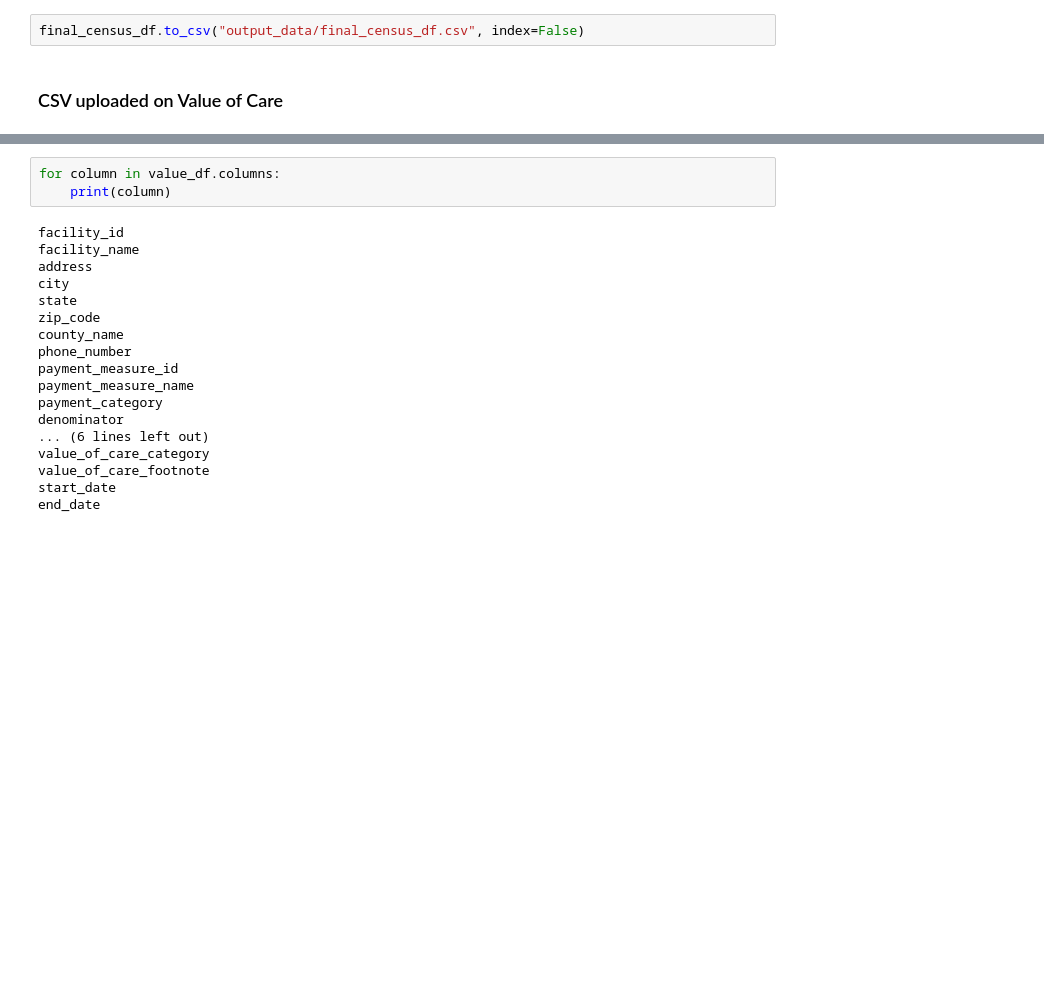
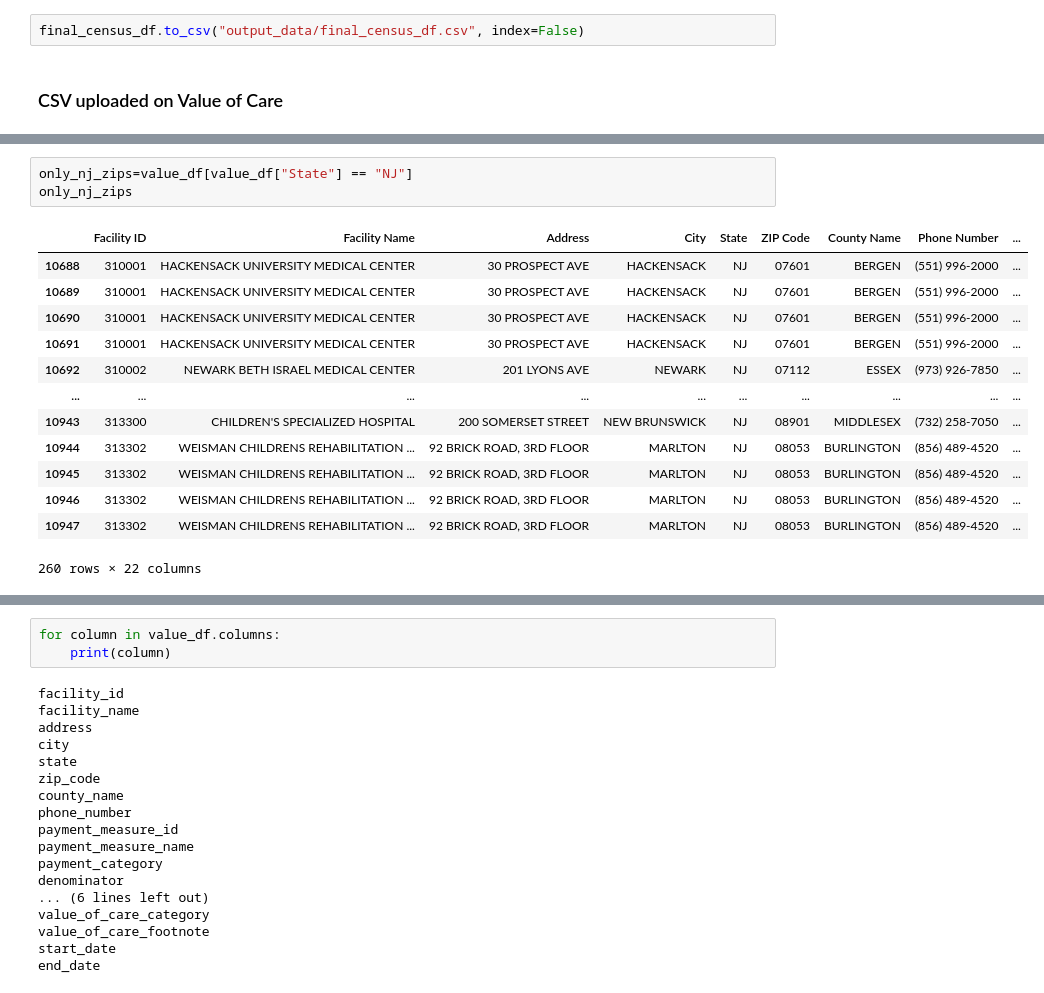
Before and after one commit to NoahGoldstein13/full_stack_data_analytics_project, a Jupyter notebook: Nadia/cleaning_data.ipynb, the cells around one changed output, grey strips where cells are left out. Cells and saved outputs as stored; diff of their text form; blank space fills up the shorter version.

```diff
--- a/Nadia/cleaning_data.ipynb
+++ b/Nadia/cleaning_data.ipynb
@@ -166,3 +92,20 @@ value_df
+# %%
+only_nj_zips=value_df[value_df["State"] == "NJ"]
+only_nj_zips
+# %% [output]
+|  | Facility ID | Facility Name | Address | City | State | ZIP Code | County Name | Phone Number | ... |
+| 10688 | 310001 | HACKENSACK UNIVERSITY MEDICAL CENTER | 30 PROSPECT AVE | HACKENSACK | NJ | 07601 | BERGEN | (551) 996-2000 | ... |
+| 10689 | 310001 | HACKENSACK UNIVERSITY MEDICAL CENTER | 30 PROSPECT AVE | HACKENSACK | NJ | 07601 | BERGEN | (551) 996-2000 | ... |
+| 10690 | 310001 | HACKENSACK UNIVERSITY MEDICAL CENTER | 30 PROSPECT AVE | HACKENSACK | NJ | 07601 | BERGEN | (551) 996-2000 | ... |
+| 10691 | 310001 | HACKENSACK UNIVERSITY MEDICAL CENTER | 30 PROSPECT AVE | HACKENSACK | NJ | 07601 | BERGEN | (551) 996-2000 | ... |
+| 10692 | 310002 | NEWARK BETH ISRAEL MEDICAL CENTER | 201 LYONS AVE | NEWARK | NJ | 07112 | ESSEX | (973) 926-7850 | ... |
+| ... | ... | ... | ... | ... | ... | ... | ... | ... | ... |
+| 10943 | 313300 | CHILDREN'S SPECIALIZED HOSPITAL | 200 SOMERSET STREET | NEW BRUNSWICK | NJ | 08901 | MIDDLESEX | (732) 258-7050 | ... |
+| 10944 | 313302 | WEISMAN CHILDRENS REHABILITATION ... | 92 BRICK ROAD, 3RD FLOOR | MARLTON | NJ | 08053 | BURLINGTON | (856) 489-4520 | ... |
+| 10945 | 313302 | WEISMAN CHILDRENS REHABILITATION ... | 92 BRICK ROAD, 3RD FLOOR | MARLTON | NJ | 08053 | BURLINGTON | (856) 489-4520 | ... |
+| 10946 | 313302 | WEISMAN CHILDRENS REHABILITATION ... | 92 BRICK ROAD, 3RD FLOOR | MARLTON | NJ | 08053 | BURLINGTON | (856) 489-4520 | ... |
+| 10947 | 313302 | WEISMAN CHILDRENS REHABILITATION ... | 92 BRICK ROAD, 3RD FLOOR | MARLTON | NJ | 08053 | BURLINGTON | (856) 489-4520 | ... |
+260 rows × 22 columns
 # %%
 value_df.columns = value_df.columns.str.replace(' ', '_').str.lower()
 value_df.head()
```
Also changed, not shown: parts of 32 cells of this notebook, 3 other files.
